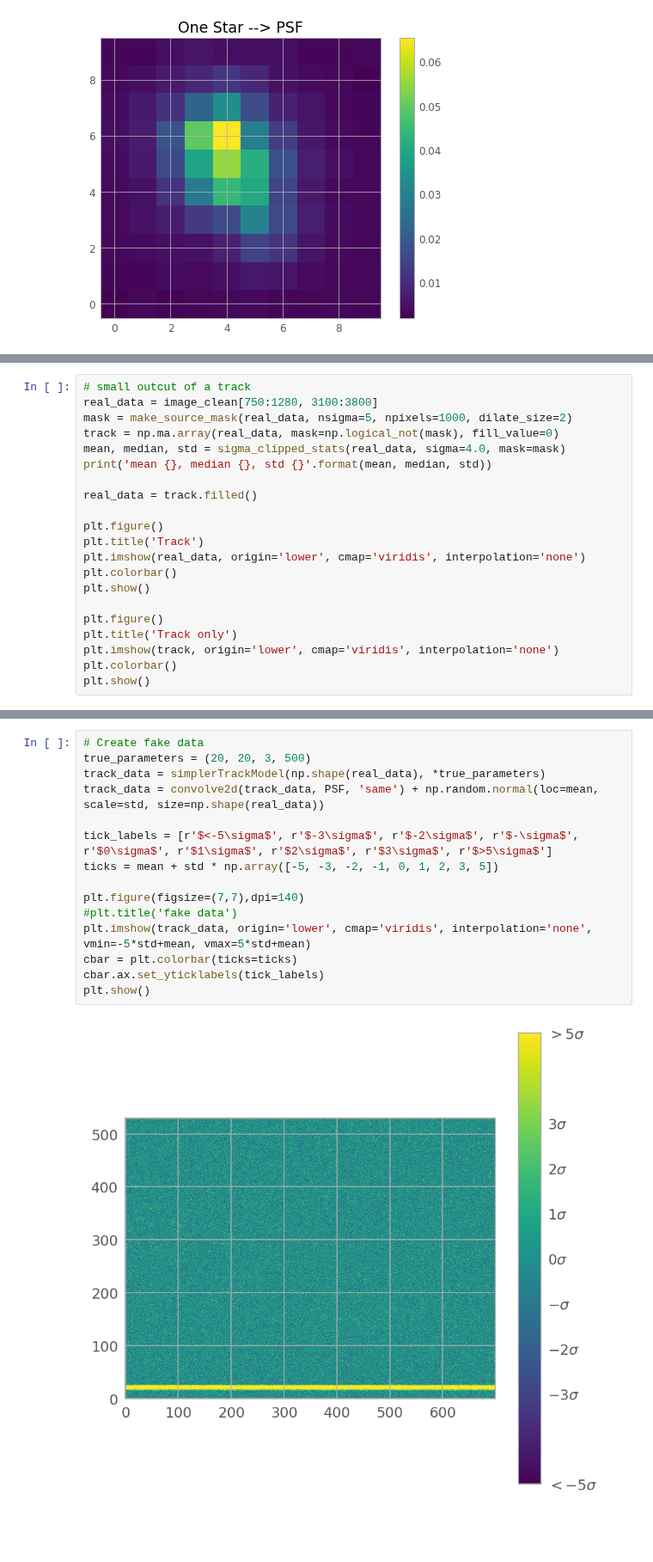
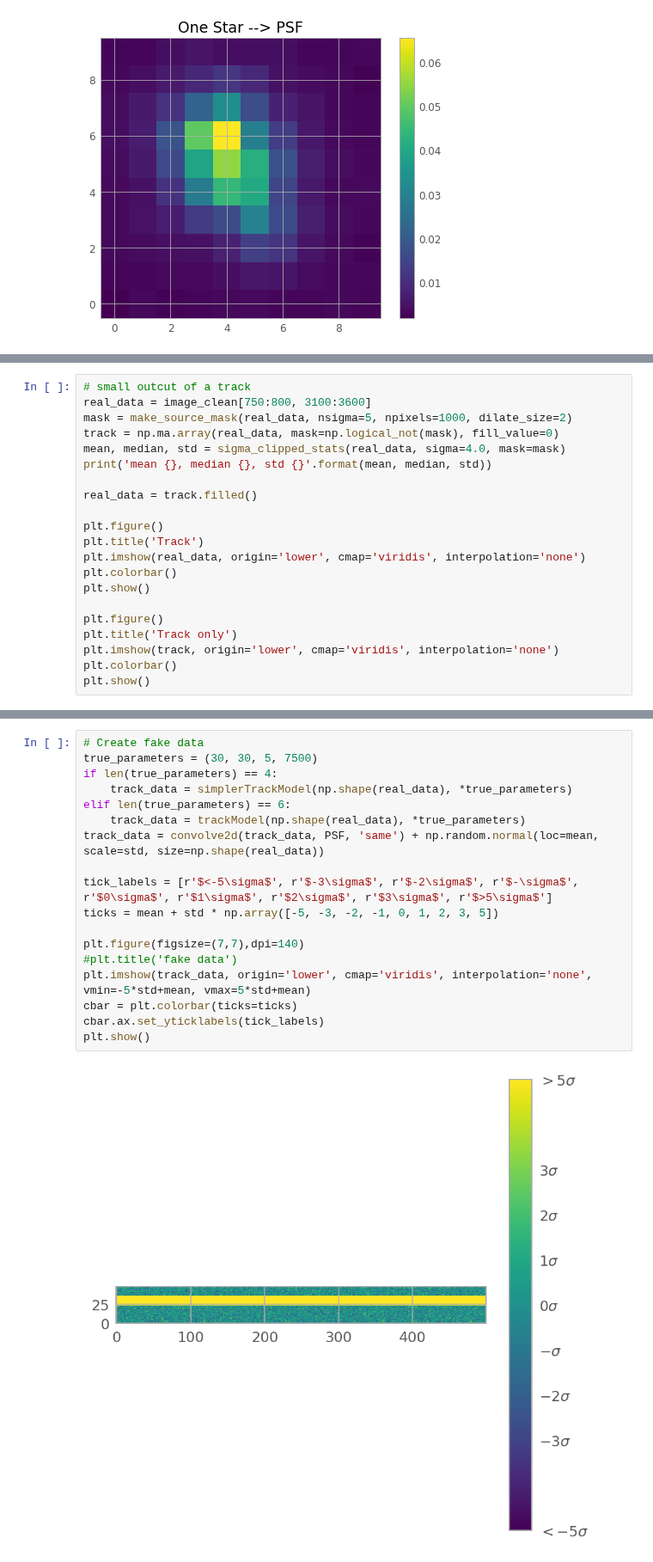
Before and after one commit to SSAEPFL/PSF, a Jupyter notebook: test-track-fitting.ipynb, the cells around one changed output, grey strips where cells are left out. Shown at 86% size. Saved outputs shown, nothing was run; the diff lists cells and outputs as text; blank space fills up the shorter version.

```diff
--- a/test-track-fitting.ipynb
+++ b/test-track-fitting.ipynb
@@ -52,6 +52,6 @@ plt.show()
 # %%
 # small outcut of a track
-real_data = image_clean[750:1280, 3100:3800]
+real_data = image_clean[750:800, 3100:3600]
 mask = make_source_mask(real_data, nsigma=5, npixels=1000, dilate_size=2)
 track = np.ma.array(real_data, mask=np.logical_not(mask), fill_value=0)
 mean, median, std = sigma_clipped_stats(real_data, sigma=4.0, mask=mask)
@@ -77,19 +78,22 @@ mean 4.2439491659138735, median 4.132773590157353, std 4.281351885686402
 # %%
 # Create fake data
-true_parameters = (20, 20, 3, 500)
-track_data = simplerTrackModel(np.shape(real_data), *true_parameters)
+true_parameters = (30, 30, 5, 7500)
+if len(true_parameters) == 4:
+    track_data = simplerTrackModel(np.shape(real_data), *true_parameters)
+elif len(true_parameters) == 6:
+    track_data = trackModel(np.shape(real_data), *true_parameters)
 track_data = convolve2d(track_data, PSF, 'same') + np.random.normal(loc=mean, scale=std, size=np.shape(real_data))
 
 tick_labels = [r'$<-5\sigma$', r'$-3\sigma$', r'$-2\sigma$', r'$-\sigma$', r'$0\sigma$', r'$1\sigma$', r'$2\sigma$', r'$3\sigma$', r'$>5\sigma$']
 ticks = mean + std * np.array([-5, -3, -2, -1, 0, 1, 2, 3, 5])
 
 plt.figure(figsize=(7,7),dpi=140)
 #plt.title('fake data')
 plt.imshow(track_data, origin='lower', cmap='viridis', interpolation='none', vmin=-5*std+mean, vmax=5*std+mean)
 cbar = plt.colorbar(ticks=ticks)
 cbar.ax.set_yticklabels(tick_labels)
 plt.show()
 # %% [output]
-[figure, old version]
+[figure, new version]
 # %%
 # Convolution of model and PSF to get what we would measure
```
Also changed, not shown: parts of 9 cells of this notebook, 3 other files.
